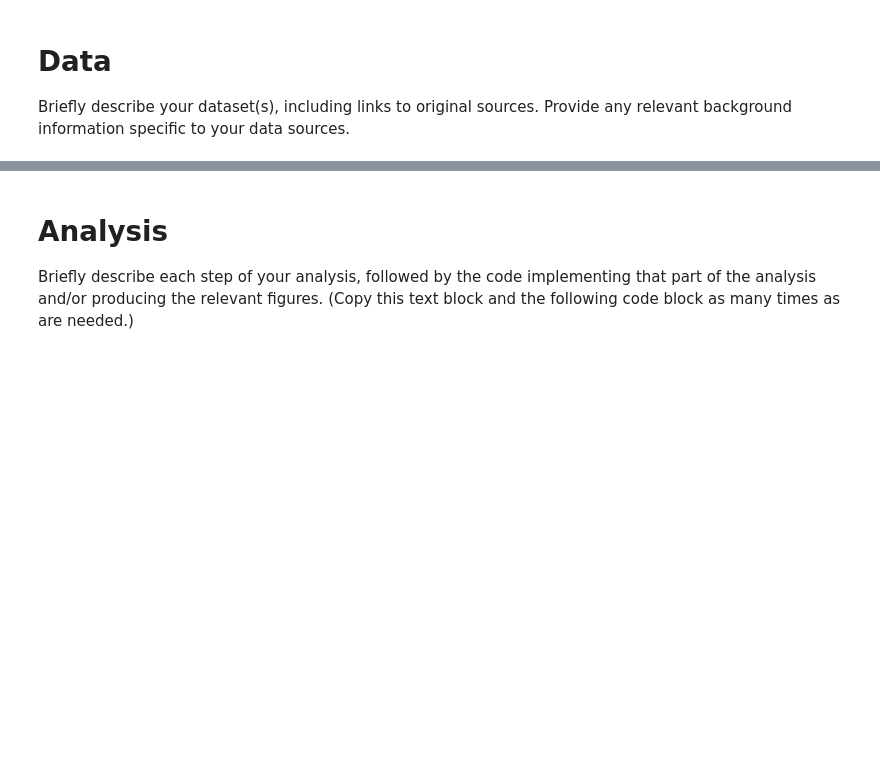
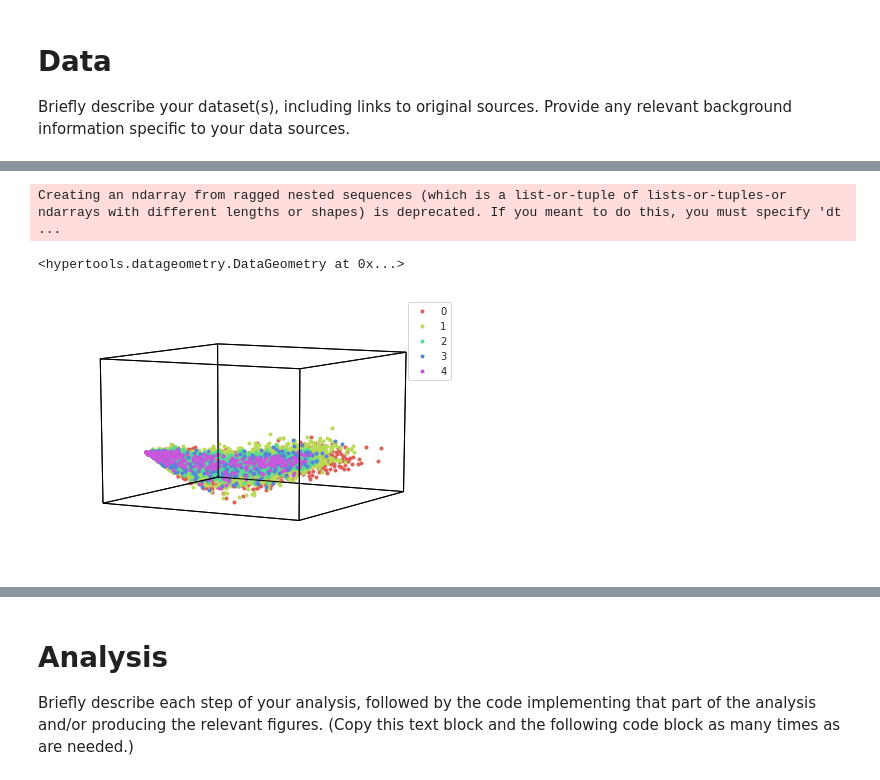
Before and after one commit to ContextLab/storytelling-with-data, a Jupyter notebook: data-stories/MLS-soccer/MLS.ipynb, the cells around one changed output, grey strips where cells are left out. Cells and saved outputs as stored; diff of their text form; code cells hidden in the pictures; blank space fills up the shorter version.

```diff
--- a/data-stories/MLS-soccer/MLS.ipynb
+++ b/data-stories/MLS-soccer/MLS.ipynb
@@ -82,0 +39,7 @@ Briefly describe your dataset(s), including links to original sources.  Provide
+# %%
+# Provide code for downloading or importing your data here
+url = "https://github.com/karimkhalil-byte/storytelling-with-data/raw/master/data-stories/MLS-soccer/all_players.csv"
+ofield = pd.read_csv(url).drop(['GWG','PKG/A','HmG','RdG','GWA','HmA','RdA','Season','Year','OFF','FS','FC','YC','RC'], axis=1)
+url2 = "https://github.com/karimkhalil-byte/storytelling-with-data/raw/master/data-stories/MLS-soccer/tableMLS.xlsx"
+mls_table = pd.read_excel(url2)
+mls_table
@@ -82,0 +112,3 @@ Briefly describe your dataset(s), including links to original sources.  Provide
+# %%
+ofield['POS'] = ofield['POS'].str.replace(r'D-M', 'M-D', regex = True)
+ofield['POS'] = ofield['POS'].str.replace(r'F-M', 'M-F', regex = True)
@@ -82,0 +228,7 @@ Briefly describe your dataset(s), including links to original sources.  Provide
+# %%
+columns = ['GS', 'GP', 'G',	'A',	'G/90min', 'A/90min']
+hyp.plot(ofield[columns], '.', hue=ofield['POS'], reduce='IncrementalPCA', legend=True, ndims=3)
+# %% [output]
+Creating an ndarray from ragged nested sequences (which is a list-or-tuple of lists-or-tuples-or ndarrays with different lengths or shapes) is deprecated. If you meant to do this, you must specify 'dt ...
+<hypertools.datageometry.DataGeometry at 0x...>
+[figure, added]
```
Also changed, not shown: parts of 25 cells of this notebook.
